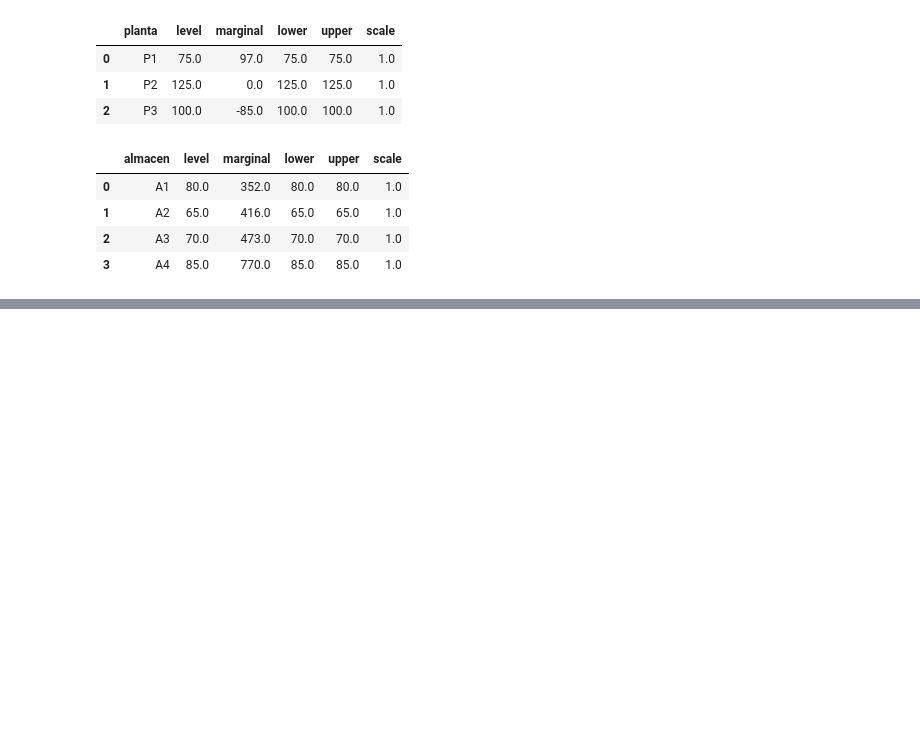
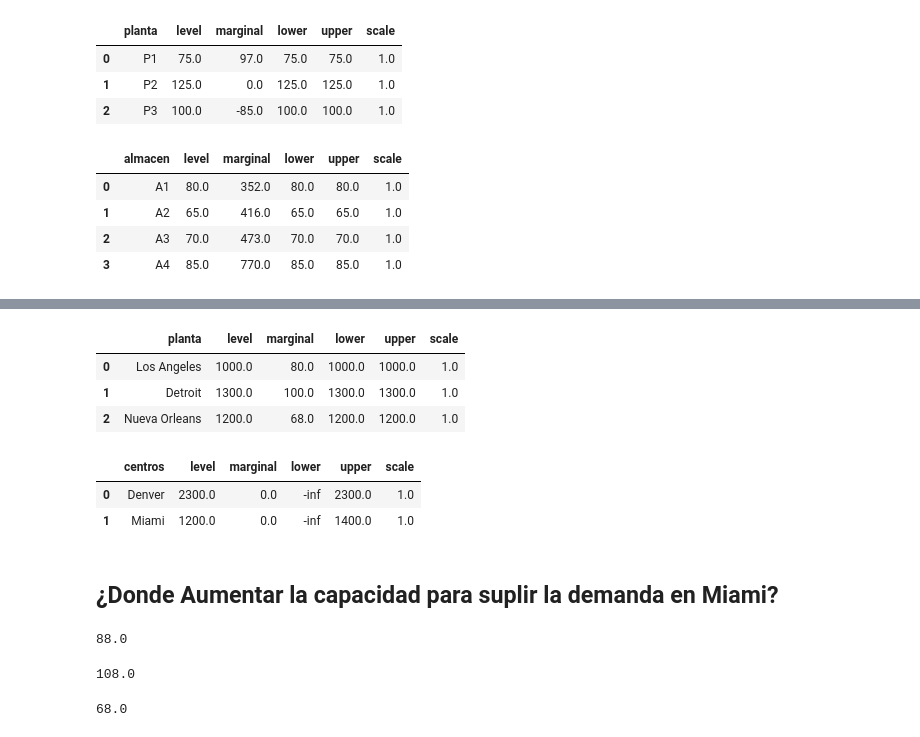
Before and after one commit to hfelizzola/Investigaciones-de-Operaciones-I, a Jupyter notebook: flujo-redes/03_modelo_transporte.ipynb, the cells around one changed output, grey strips where cells are left out. Cells and saved outputs as stored; diff of their text form; code cells hidden in the pictures; blank space fills up the shorter version.

```diff
--- a/flujo-redes/03_modelo_transporte.ipynb
+++ b/flujo-redes/03_modelo_transporte.ipynb
@@ -139,0 +212,29 @@ demanda_max.records
+# %%
+m = Container()
+
+# Conjuntos
+planta = Set(m, name='planta', records=['Los Angeles','Detroit','Nueva Orleans'])
+centros = Set(m, name='centros', records=['Denver','Miami'])
+
+# Variable de decisión
+x = Variable(m, name='x', type='Positive', domain=[planta,centros])
+
+# Parametros
+capacidad = Parameter(m, name='capacidad', domain=[planta], records=np.array([1000,1300,1200]))
+demanda = Parameter(m, name='demanda', domain=[centros], records=np.array([2300,1400]))
+costo = Parameter(m, name='costo', domain=[planta,centros], records=np.array([[80,215],
+                                                                              [100,108],
+                                                                              [102,68]]))
+
+# Restricciones
+capacidad_max = Equation(m, name='capacidad_max', domain=[planta])
+capacidad_max[planta] = Sum(centros, x[planta,centros]) == capacidad[planta]
+
+demanda_max = Equation(m, name='demanda_max', domain=[centros])
+demanda_max[centros] = Sum(planta, x[planta,centros]) <= demanda[centros]
+
+costo_total = Sum([planta,centros], costo[planta,centros] * x[planta,centros])
+
+# Model
+modelo_transporte = Model(m, name='modelo_transporte', objective=costo_total, sense=Sense.MIN, problem='LP', equations=[capacidad_max, demanda_max])
+modelo_transporte.solve()
@@ -139,0 +252,15 @@ demanda_max.records
+# %%
+capacidad_max.records
+# %% [output]
+|  | planta | level | marginal | lower | upper | scale |
+| 0 | Los Angeles | 1000.0 | 80.0 | 1000.0 | 1000.0 | 1.0 |
+| 1 | Detroit | 1300.0 | 100.0 | 1300.0 | 1300.0 | 1.0 |
+| 2 | Nueva Orleans | 1200.0 | 68.0 | 1200.0 | 1200.0 | 1.0 |
+# %%
+demanda_max.records
+# %% [output]
+|  | centros | level | marginal | lower | upper | scale |
+| 0 | Denver | 2300.0 | 0.0 | -inf | 2300.0 | 1.0 |
+| 1 | Miami | 1200.0 | 0.0 | -inf | 1400.0 | 1.0 |
+# %% [markdown]
+## ¿Donde Aumentar la capacidad para suplir la demanda en Miami?
@@ -139,0 +269,18 @@ demanda_max.records
+# %%
+# Escenario 1: Aumentar en 200 unidades la capacidad de los Angeles
+costo_escenario_1 = 309200
+(costo_escenario_1 - costo_total_base)/200
+# %% [output]
+88.0
+# %%
+# Escenario 2: Aumentar en 200 unidades la capacidad de Detroit
+costo_escenario_2 = 313200
+(costo_escenario_2 - costo_total_base)/200
+# %% [output]
+108.0
+# %%
+# Escenario 3: Aumentar en 200 unidades la capacidad de Nueva Orleans
+costo_escenario_3 = 305200
+(costo_escenario_3 - costo_total_base)/200
+# %% [output]
+68.0
```
Also changed, not shown: parts of 8 cells of this notebook.
